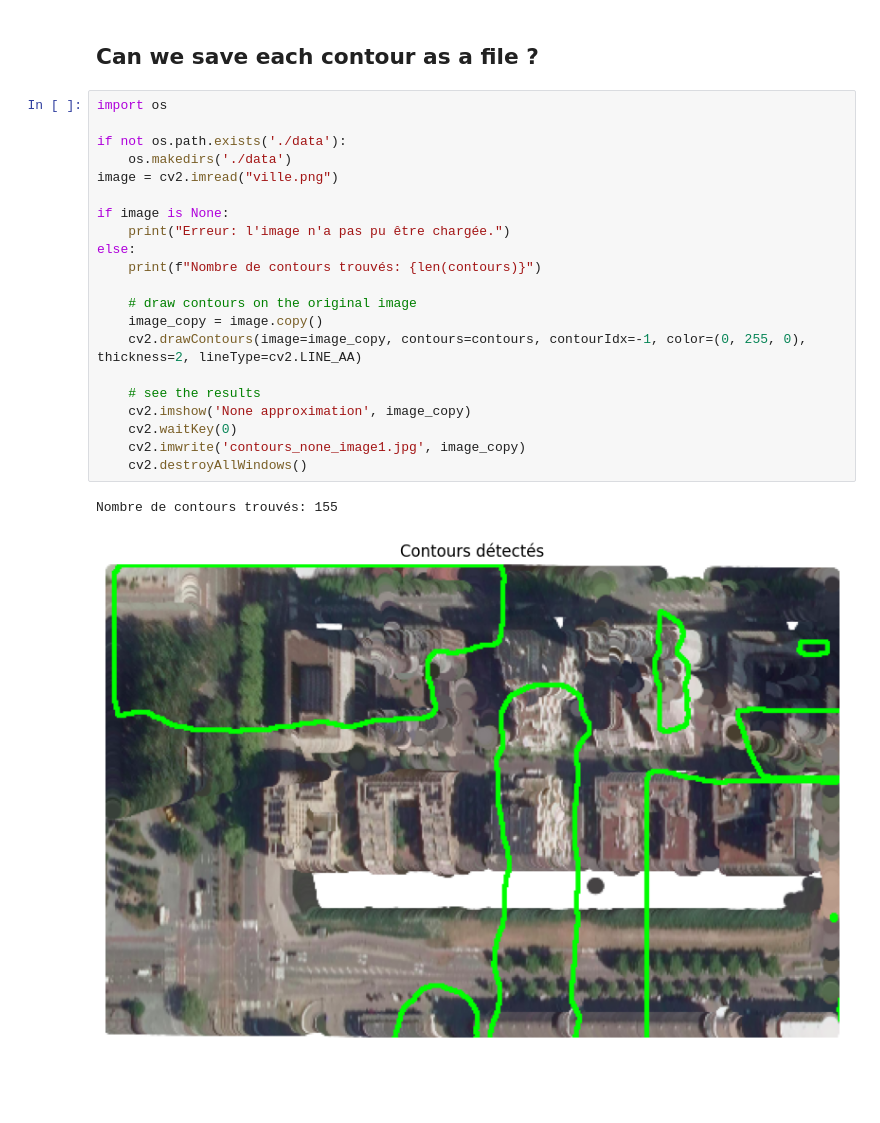
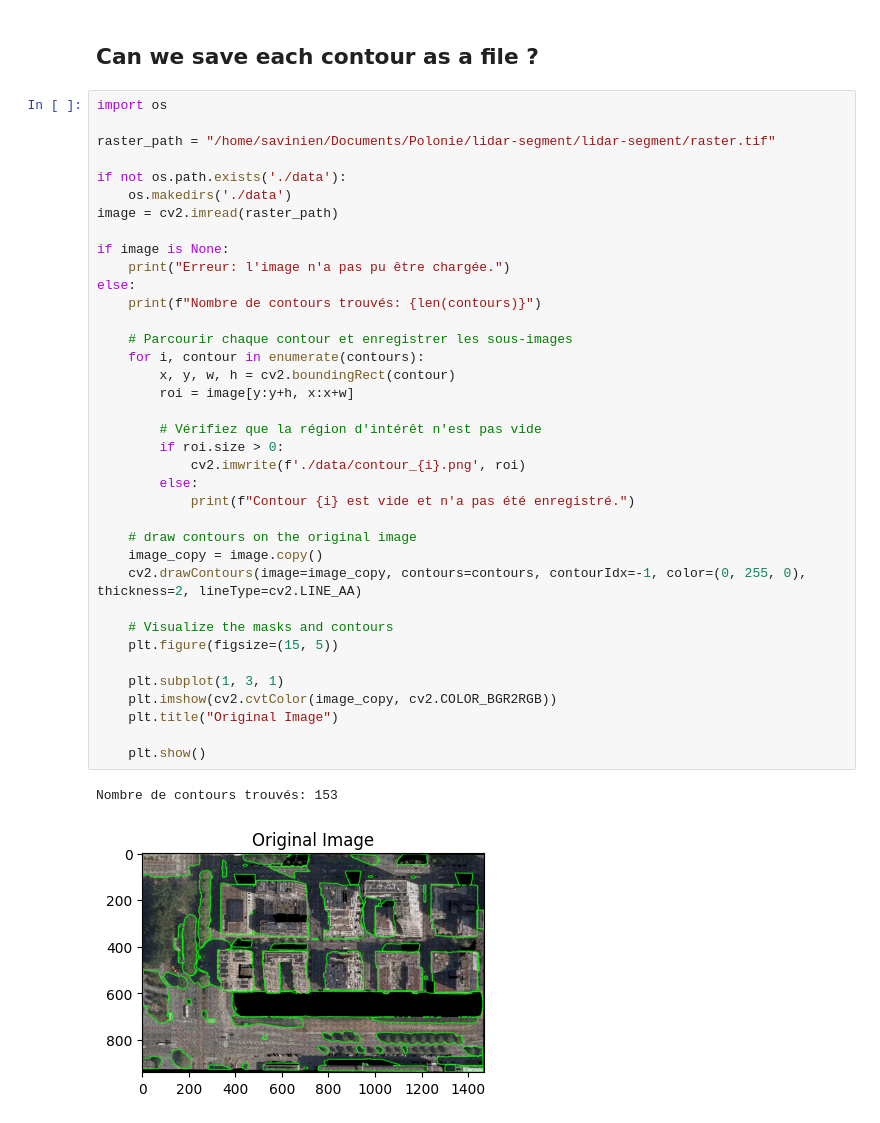
Before and after one commit to LRMPUT/internship_enssat_put, a Jupyter notebook: lidar-segment/lidar-segment/main.ipynb, the cells around one changed output. Saved outputs shown, nothing was run; the diff lists cells and outputs as text; blank space fills up the shorter version.

Commit message:
main - adding png repository for each contour

```diff
--- a/lidar-segment/lidar-segment/main.ipynb
+++ b/lidar-segment/lidar-segment/main.ipynb
@@ -184,24 +184,40 @@ Writing is completed in 1.74 seconds.
 # %%
 import os
 
+raster_path = "/home/savinien/Documents/Polonie/lidar-segment/lidar-segment/raster.tif"
+
 if not os.path.exists('./data'):
     os.makedirs('./data')
-image = cv2.imread("ville.png")
+image = cv2.imread(raster_path)
 
 if image is None:
     print("Erreur: l'image n'a pas pu être chargée.")
 else:
     print(f"Nombre de contours trouvés: {len(contours)}")
 
+    # Parcourir chaque contour et enregistrer les sous-images
+    for i, contour in enumerate(contours):
+        x, y, w, h = cv2.boundingRect(contour)
+        roi = image[y:y+h, x:x+w]
+
+        # Vérifiez que la région d'intérêt n'est pas vide
+        if roi.size > 0:
+            cv2.imwrite(f'./data/contour_{i}.png', roi)
+        else:
+            print(f"Contour {i} est vide et n'a pas été enregistré.")
+
     # draw contours on the original image
     image_copy = image.copy()
     cv2.drawContours(image=image_copy, contours=contours, contourIdx=-1, color=(0, 255, 0), thickness=2, lineType=cv2.LINE_AA)
 
-    # see the results
-    cv2.imshow('None approximation', image_copy)
-    cv2.waitKey(0)
-    cv2.imwrite('contours_none_image1.jpg', image_copy)
-    cv2.destroyAllWindows()
+    # Visualize the masks and contours
+    plt.figure(figsize=(15, 5))
+
+    plt.subplot(1, 3, 1)
+    plt.imshow(cv2.cvtColor(image_copy, cv2.COLOR_BGR2RGB))
+    plt.title("Original Image")
+
+    plt.show()
 # %% [output]
-Nombre de contours trouvés: 155
+Nombre de contours trouvés: 153
-[figure, old version]
+[figure, new version]
```
Also changed, not shown: parts of 1 cell of this notebook, 1 other file.
